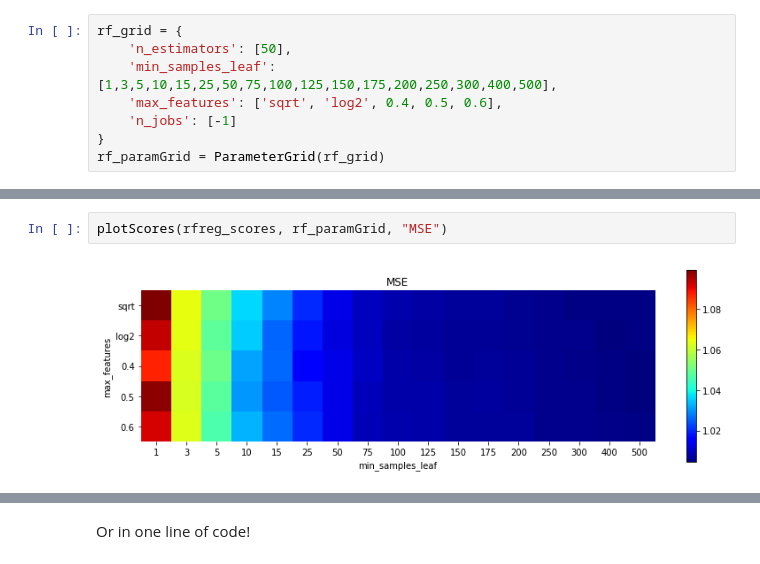
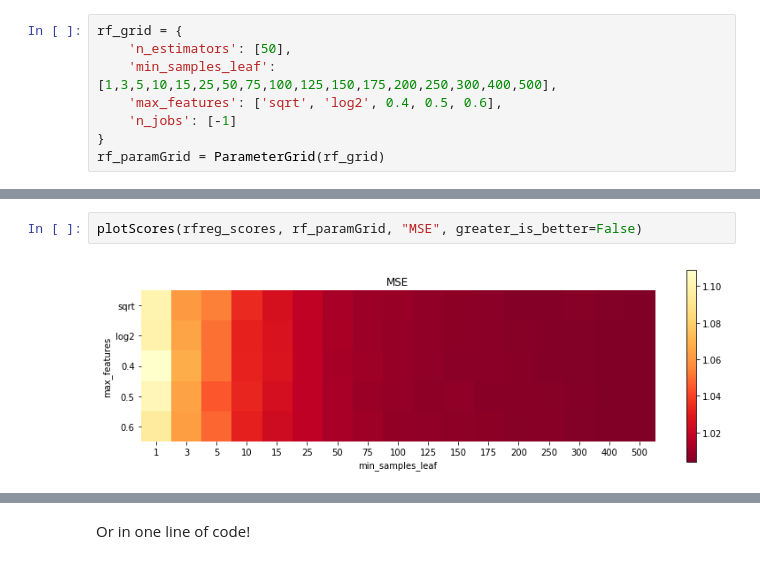
Before and after one commit to jmcarpenter2/parfit, a Jupyter notebook: examples/parfit_ex.ipynb, the cells around one changed output, grey strips where cells are left out. Drawn from its saved outputs; the diff is of its cells as text.

```diff
--- a/examples/parfit_ex.ipynb
+++ b/examples/parfit_ex.ipynb
@@ -469,7 +473,7 @@ rfreg_scores = scoreModels(rfreg_models, X_val, y_val, mean_squared_error, predi
 # %%
-plotScores(rfreg_scores, rf_paramGrid, "MSE")
+plotScores(rfreg_scores, rf_paramGrid, "MSE", greater_is_better=False)
 # %% [output]
-[figure, old version]
+[figure, new version]
 # %%
 getBestModel(rfreg_models, rfreg_scores, greater_is_better=False)
 # %% [output]
```
Also changed, not shown: parts of 69 cells of this notebook.
